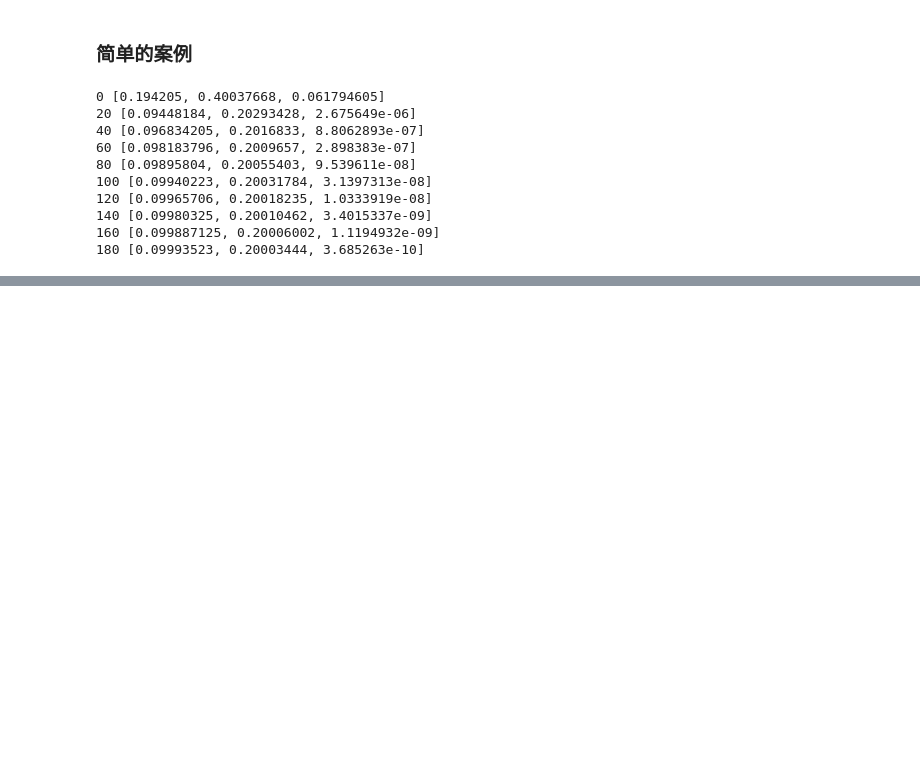
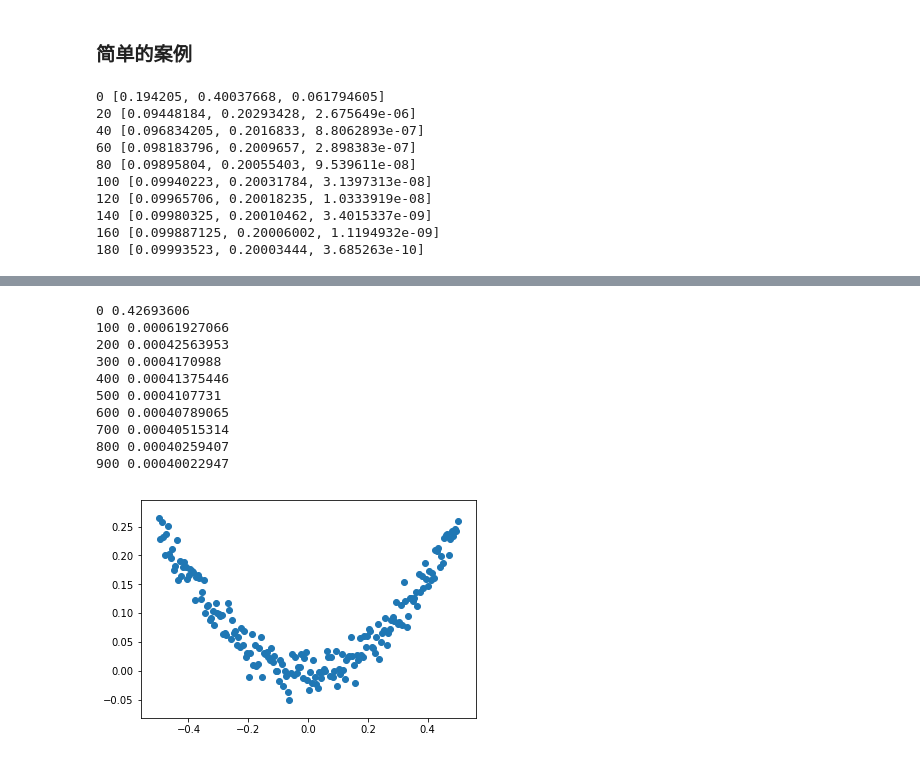
Before and after one commit to JasonWu1992/Tensorflow_Studying, a Jupyter notebook: Day_1/Day2_fetch_feed_and_LR.ipynb, the cells around one changed output, grey strips where cells are left out. Saved outputs shown, nothing was run; the diff lists cells and outputs as text; code cells hidden in the pictures; blank space fills up the shorter version.

```diff
--- a/Day_1/Day2_fetch_feed_and_LR.ipynb
+++ b/Day_1/Day2_fetch_feed_and_LR.ipynb
@@ -112,0 +135,74 @@ with tf.Session() as sess:
+# %%
+## 进行模型可视化
+import tensorflow as tf
+import numpy as np
+import matplotlib.pyplot as plt
+import time
+# 线性回归
+x_data = np.linspace(-0.5, 0.5, 200)[:,np.newaxis]
+noise = np.random.normal(0, 0.02, x_data.shape)
+y_data = np.square(x_data) + noise
+
+with tf.name_scope('inputs'):
+    x = tf.placeholder(tf.float32, [None,1], name='x_input')
+    y = tf.placeholder(tf.float32, [None,1])
+# 定义中间层
+with tf.name_scope('layer'):
+    with tf.name_scope('weights'):
+        w_L1 = tf.Variable(tf.random_normal([1, 10]))
+    with tf.name_scope('biases'):
+        b_L1 = tf.Variable(tf.zeros([1, 10]))
+    with tf.name_scope('Wx_L1'):
+        Wx_L1 = tf.multiply(x, w_L1)+b_L1
+    L1 = tf.nn.tanh(Wx_L1)
+
+w_out = tf.Variable(tf.random_normal([10, 1]))
+b_out = tf.Variable(tf.zeros([1,1]))
+Wx_out = tf.matmul(L1, w_out) + b_out
+prediction = tf.nn.tanh(Wx_out)
+
+#代价函数
+with tf.name_scope('loss'):
+    loss = tf.reduce_mean(tf.square(y - prediction))
+
+with tf.name_scope('train'):
+    train = tf.train.AdamOptimizer(0.1).minimize(loss)
+
+init = tf.global_variables_initializer()
+
+## 所有
+
+
+with tf.Session() as sess:
+    writer = tf.summary.FileWriter('logs\\', sess.graph)
+    fig = plt.figure()
+    ax = fig.add_subplot(1, 1, 1)
+    ax.scatter(x_data, y_data)
+    plt.ion()
+    sess.run(init)
+    for step in range(1000):
+        sess.run(train, feed_dict={x:x_data, y:y_data})
+        if step % 100 == 0:
+            print(step, sess.run(loss, feed_dict={x:x_data, y:y_data}))
+#             try:
+#                 ax.lines.remove(lines[0])
+#             except Exception:
+#                 pass
+#     prediction_value = sess.run(prediction, feed_dict={x:x_data})
+#     lines = ax.plot(x_data,prediction_value, 'r-', lw=5)
+# #             ax.lines.remove(lines[0])
+#     # plotshow
+#     plt.pause(0.1)
+#     ax.lines.remove(lines[0])
+# %% [output]
+0 0.42693606
+100 0.00061927066
+200 0.00042563953
+300 0.0004170988
+400 0.00041375446
+500 0.0004107731
+600 0.00040789065
+700 0.00040515314
+800 0.00040259407
+900 0.00040022947
+[figure, added]
```
Also changed, not shown: parts of 1 cell of this notebook, 1 other file.
